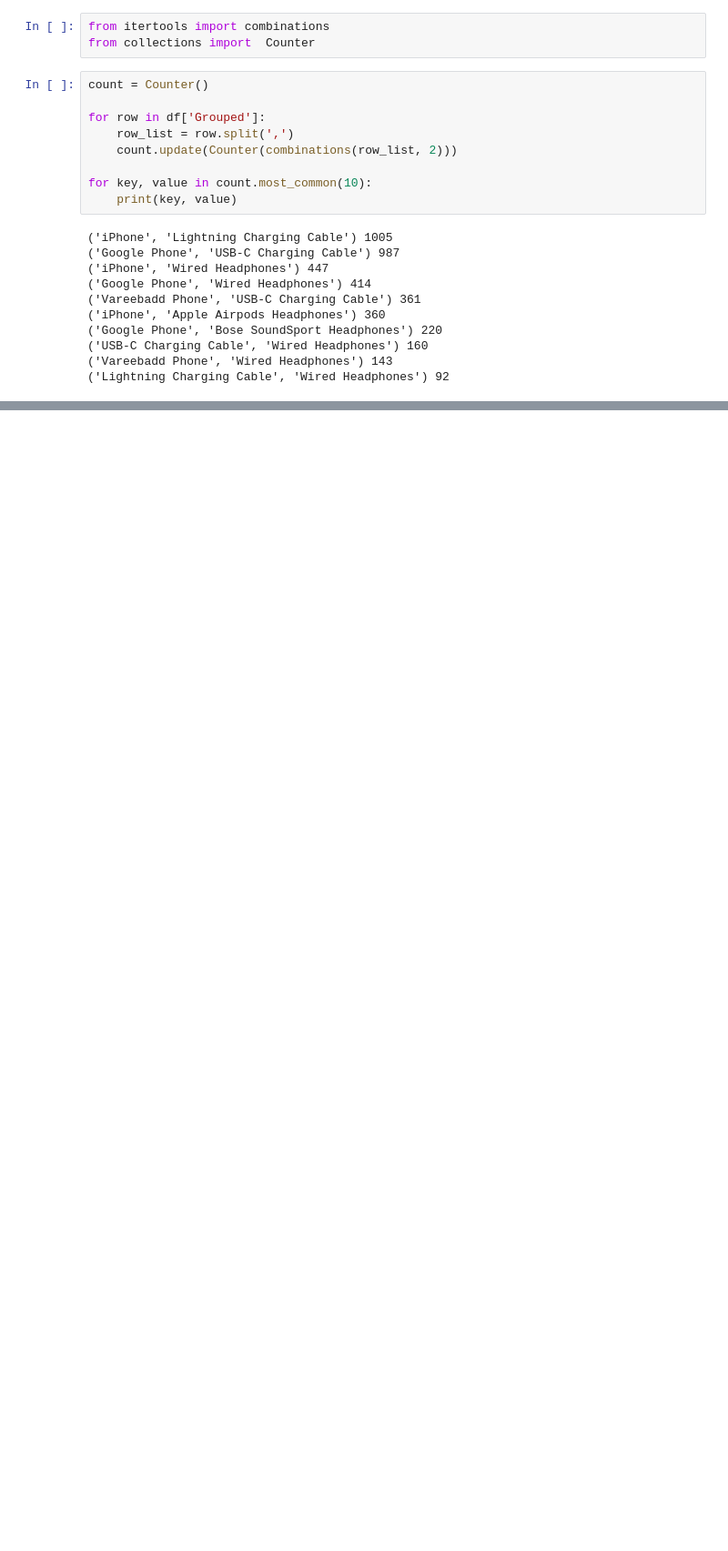
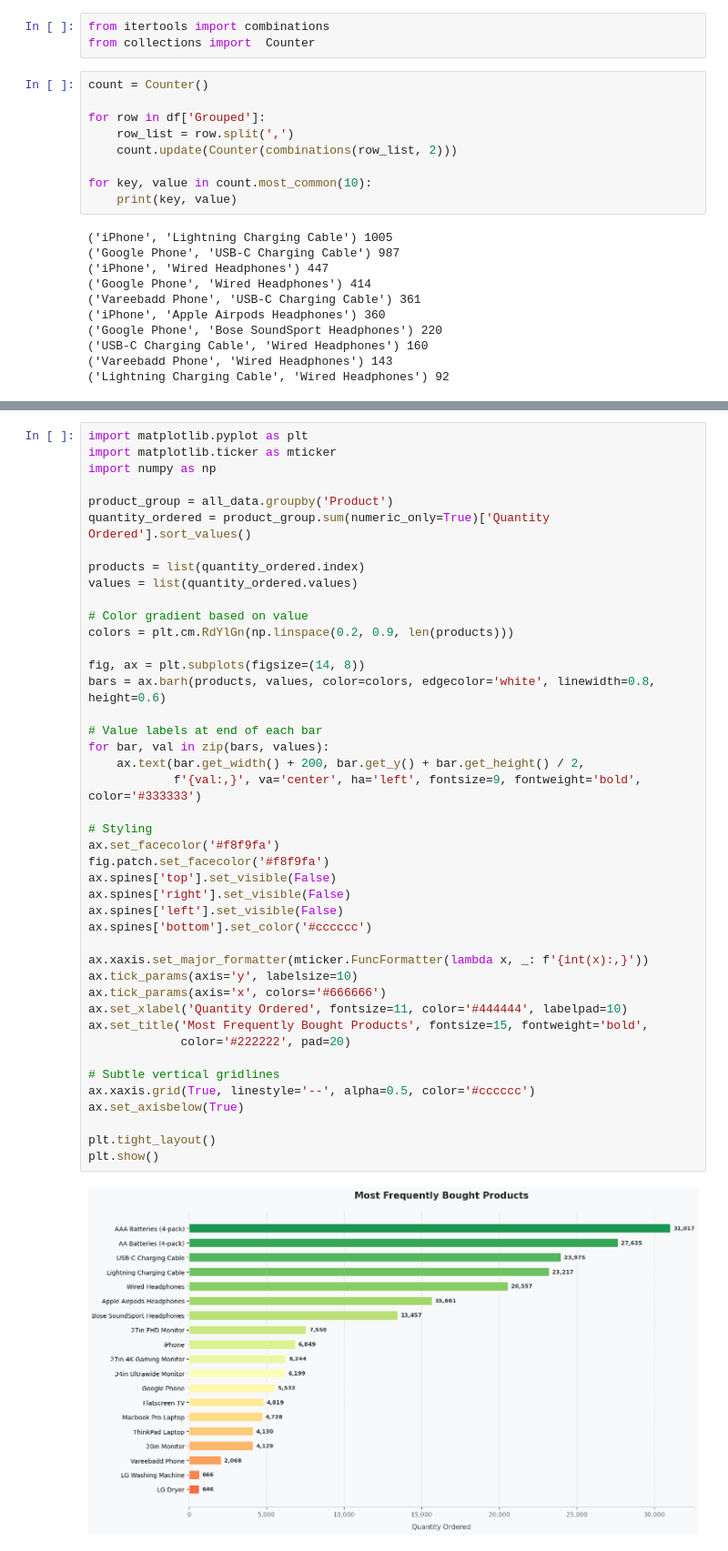
Before and after one commit to tobezhanabi/Sales-Analysis, a Jupyter notebook: salesAnalysis.ipynb, the cells around one changed output, grey strips where cells are left out. Shown at 91% size. Cells and saved outputs as stored; diff of their text form; blank space fills up the shorter version.

```diff
--- a/salesAnalysis.ipynb
+++ b/salesAnalysis.ipynb
@@ -364,0 +411,45 @@ for key, value in count.most_common(10):
+# %%
+import matplotlib.pyplot as plt
+import matplotlib.ticker as mticker
+import numpy as np
+
+product_group = all_data.groupby('Product')
+quantity_ordered = product_group.sum(numeric_only=True)['Quantity Ordered'].sort_values()
+
+products = list(quantity_ordered.index)
+values = list(quantity_ordered.values)
+
+# Color gradient based on value
+colors = plt.cm.RdYlGn(np.linspace(0.2, 0.9, len(products)))
+
+fig, ax = plt.subplots(figsize=(14, 8))
+bars = ax.barh(products, values, color=colors, edgecolor='white', linewidth=0.8, height=0.6)
+
+# Value labels at end of each bar
+for bar, val in zip(bars, values):
+    ax.text(bar.get_width() + 200, bar.get_y() + bar.get_height() / 2,
+            f'{val:,}', va='center', ha='left', fontsize=9, fontweight='bold', color='#333333')
+
+# Styling
+ax.set_facecolor('#f8f9fa')
+fig.patch.set_facecolor('#f8f9fa')
+ax.spines['top'].set_visible(False)
+ax.spines['right'].set_visible(False)
+ax.spines['left'].set_visible(False)
+ax.spines['bottom'].set_color('#cccccc')
+
+ax.xaxis.set_major_formatter(mticker.FuncFormatter(lambda x, _: f'{int(x):,}'))
+ax.tick_params(axis='y', labelsize=10)
+ax.tick_params(axis='x', colors='#666666')
+ax.set_xlabel('Quantity Ordered', fontsize=11, color='#444444', labelpad=10)
+ax.set_title('Most Frequently Bought Products', fontsize=15, fontweight='bold',
+             color='#222222', pad=20)
+
+# Subtle vertical gridlines
+ax.xaxis.grid(True, linestyle='--', alpha=0.5, color='#cccccc')
+ax.set_axisbelow(True)
+
+plt.tight_layout()
+plt.show()
+# %% [output]
+[figure, added]
```
Also changed, not shown: parts of 8 cells of this notebook.
